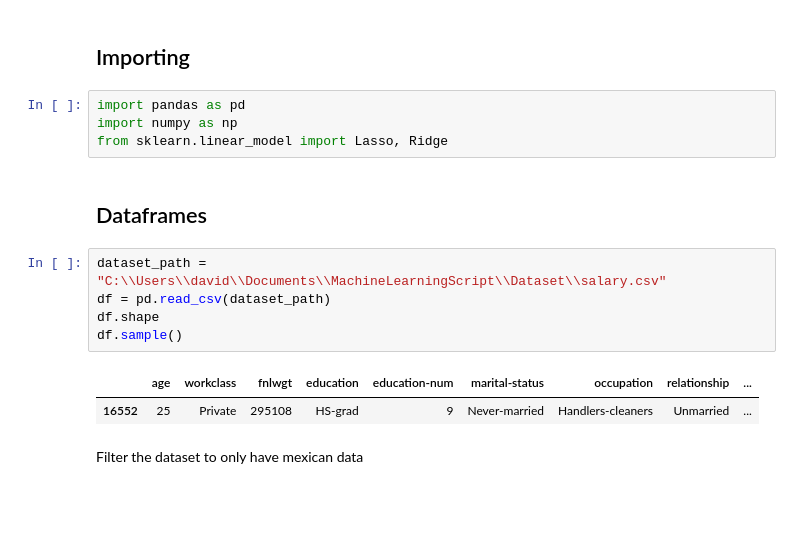
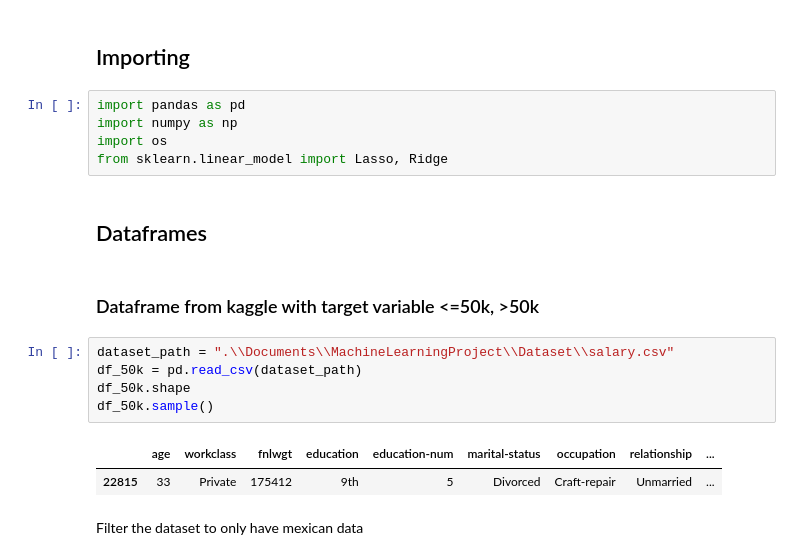
Before and after one commit to Joacimxd/MachineLearningProject, a Jupyter notebook: ProjectNotebook.ipynb, the cells around one changed output. Saved outputs shown, nothing was run; the diff lists cells and outputs as text; blank space fills up the shorter version.

```diff
--- a/ProjectNotebook.ipynb
+++ b/ProjectNotebook.ipynb
@@ -5,17 +5,20 @@
 # %%
 import pandas as pd
 import numpy as np
+import os
 from sklearn.linear_model import Lasso, Ridge
 # %% [markdown]
 ## Dataframes
+# %% [markdown]
+### Dataframe from kaggle with target variable <=50k, >50k
 # %%
-dataset_path = "C:\\Users\\david\\Documents\\MachineLearningScript\\Dataset\\salary.csv"
-df = pd.read_csv(dataset_path)
-df.shape
-df.sample()
+dataset_path = ".\\Documents\\MachineLearningProject\\Dataset\\salary.csv"
+df_50k = pd.read_csv(dataset_path)
+df_50k.shape
+df_50k.sample()
 # %% [output]
 |  | age | workclass | fnlwgt | education | education-num | marital-status | occupation | relationship | ... |
-| 16552 | 25 | Private | 295108 | HS-grad | 9 | Never-married | Handlers-cleaners | Unmarried | ... |
+| 22815 | 33 | Private | 175412 | 9th | 5 | Divorced | Craft-repair | Unmarried | ... |
 # %% [markdown]
 Filter the dataset to only have mexican data
 # %%
```
Also changed, not shown: parts of 42 cells of this notebook.
